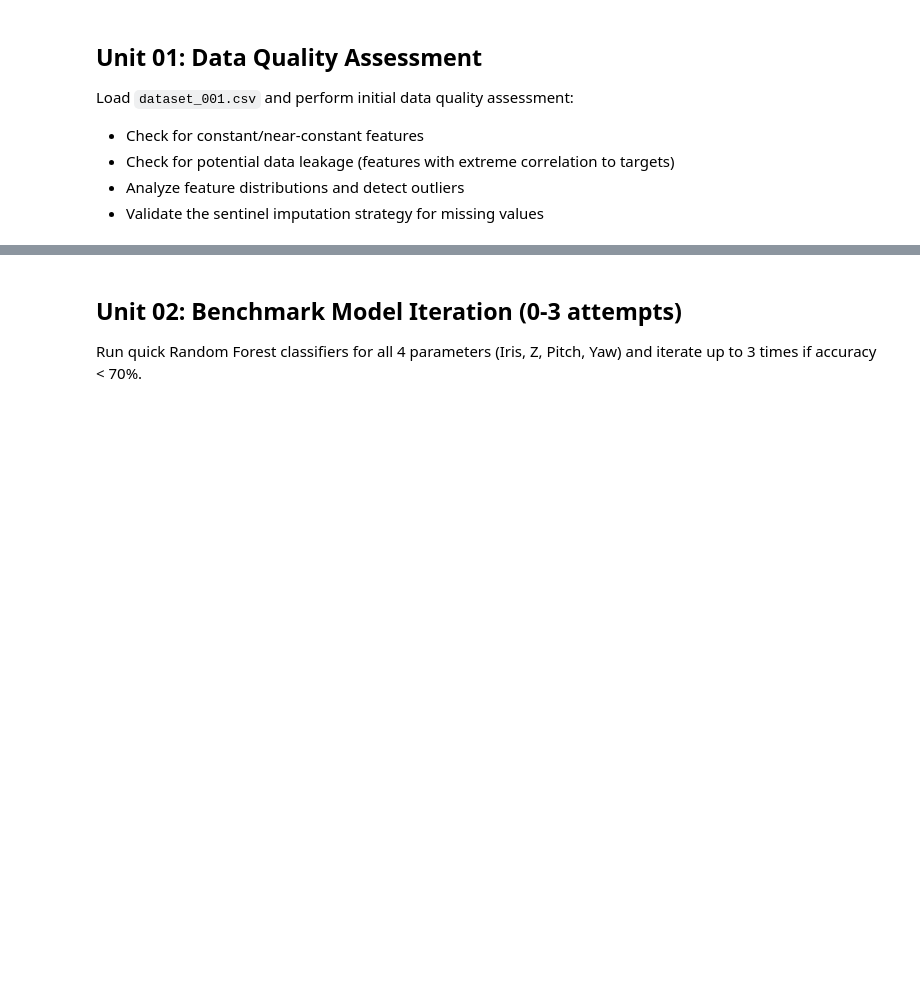
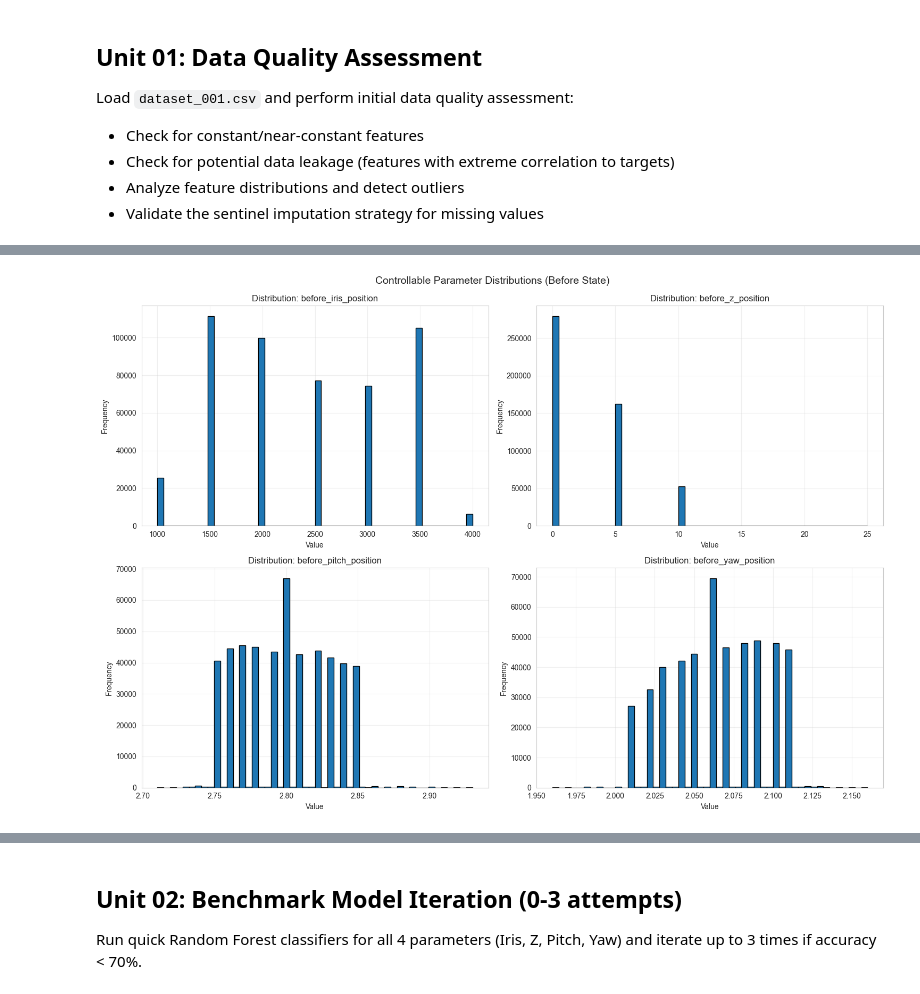
Before and after one commit to Samonto-Karmaker/Exp-Laser-Resonator-Beam-Alignment-Recommandation-System, a Jupyter notebook: notebooks/02_exploratory_data_analysis.ipynb, the cells around one changed output, grey strips where cells are left out. Cells and saved outputs as stored; diff of their text form; code cells hidden in the pictures; blank space fills up the shorter version.

Commit message:
Complete Step02/Unit01

```diff
--- a/notebooks/02_exploratory_data_analysis.ipynb
+++ b/notebooks/02_exploratory_data_analysis.ipynb
@@ -16,7 +16,15 @@ All paths are resolved relative to the project root so the notebook can be run f
 from pathlib import Path
 import pandas as pd
 import numpy as np
+import matplotlib.pyplot as plt
+import seaborn as sns
 from IPython.display import display
+import warnings
+warnings.filterwarnings('ignore')
+
+# Set plot styling
+sns.set_style('whitegrid')
+plt.rcParams['figure.figsize'] = (12, 6)
 # %%
 def find_project_root(start: Path | None = None) -> Path:
     """Find the repository root by walking upward to `pyproject.toml`."""
@@ -89,0 +376,71 @@ display(df[numeric_cols].describe())
+# %%
+# Unit 01, Task 5: Visualize distributions for key features
+print("Creating distribution plots for key features...")
+
+# Identify key feature groups
+before_features = [col for col in numeric_feature_cols if col.startswith('before_')]
+after_features = [col for col in numeric_feature_cols if col.startswith('after_')]
+
+print(f"\nBefore features: {len(before_features)}")
+print(f"After features: {len(after_features)}")
+
+# Plot distributions for controllable parameters (before state)
+param_features = [col for col in before_features if any(p in col.lower() for p in ['iris', 'z_position', 'pitch', 'yaw'])]
+
+if param_features:
+    fig, axes = plt.subplots(2, 2, figsize=(15, 10))
+    axes = axes.flatten()
+
+    for i, col in enumerate(param_features[:4]):  # Plot first 4 parameters
+        df[col].hist(bins=50, ax=axes[i], edgecolor='black')
+        axes[i].set_title(f'Distribution: {col}', fontsize=12)
+        axes[i].set_xlabel('Value')
+        axes[i].set_ylabel('Frequency')
+        axes[i].grid(True, alpha=0.3)
+
+    plt.tight_layout()
+    plt.suptitle('Controllable Parameter Distributions (Before State)', fontsize=14, y=1.02)
+    plt.show()
+
+# Plot distributions for beam quality metrics (before state)
+beam_features = [col for col in before_features
+                 if any(b in col.lower() for b in ['centroid', 'width', 'diameter', 'ellipticity', 'gaussian_fit'])]
+
+if beam_features:
+    n_features = min(6, len(beam_features))
+    fig, axes = plt.subplots(2, 3, figsize=(18, 10))
+    axes = axes.flatten()
+
+    for i, col in enumerate(beam_features[:n_features]):
+        df[col].hist(bins=50, ax=axes[i], edgecolor='black', alpha=0.7)
+        axes[i].set_title(f'{col}', fontsize=10)
+        axes[i].set_xlabel('Value')
+        axes[i].set_ylabel('Frequency')
+        axes[i].grid(True, alpha=0.3)
+
+    # Hide unused subplots
+    for i in range(n_features, len(axes)):
+        axes[i].axis('off')
+
+    plt.tight_layout()
+    plt.suptitle('Beam Quality Metrics Distributions (Before State)', fontsize=14, y=1.02)
+    plt.show()
+
+# Plot target distributions
+if delta_targets:
+    fig, axes = plt.subplots(2, 2, figsize=(15, 10))
+    axes = axes.flatten()
+
+    for i, target in enumerate(delta_targets[:4]):
+        df[target].hist(bins=50, ax=axes[i], edgecolor='black', alpha=0.7, color='coral')
+        axes[i].set_title(f'Target: {target}', fontsize=12)
+        axes[i].set_xlabel('Delta Value')
+        axes[i].set_ylabel('Frequency')
+        axes[i].axvline(x=0, color='red', linestyle='--', linewidth=2, label='No Change')
+        axes[i].legend()
+        axes[i].grid(True, alpha=0.3)
+
+    plt.tight_layout()
+    plt.suptitle('Target Delta Distributions', fontsize=14, y=1.02)
+    plt.show()
+# %% [output]
@@ -89,0 +451 @@ display(df[numeric_cols].describe())
+[figure, added]
```
Also changed, not shown: parts of 12 cells of this notebook, 2 other files.
